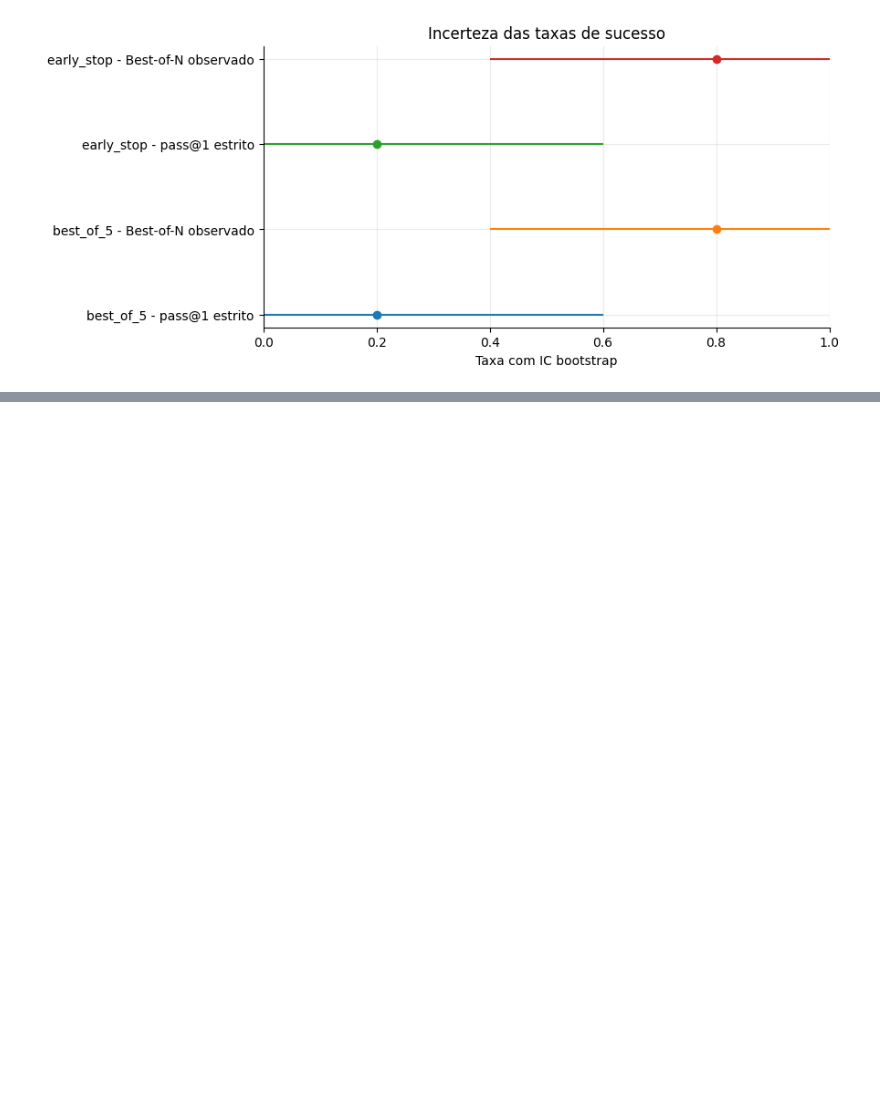
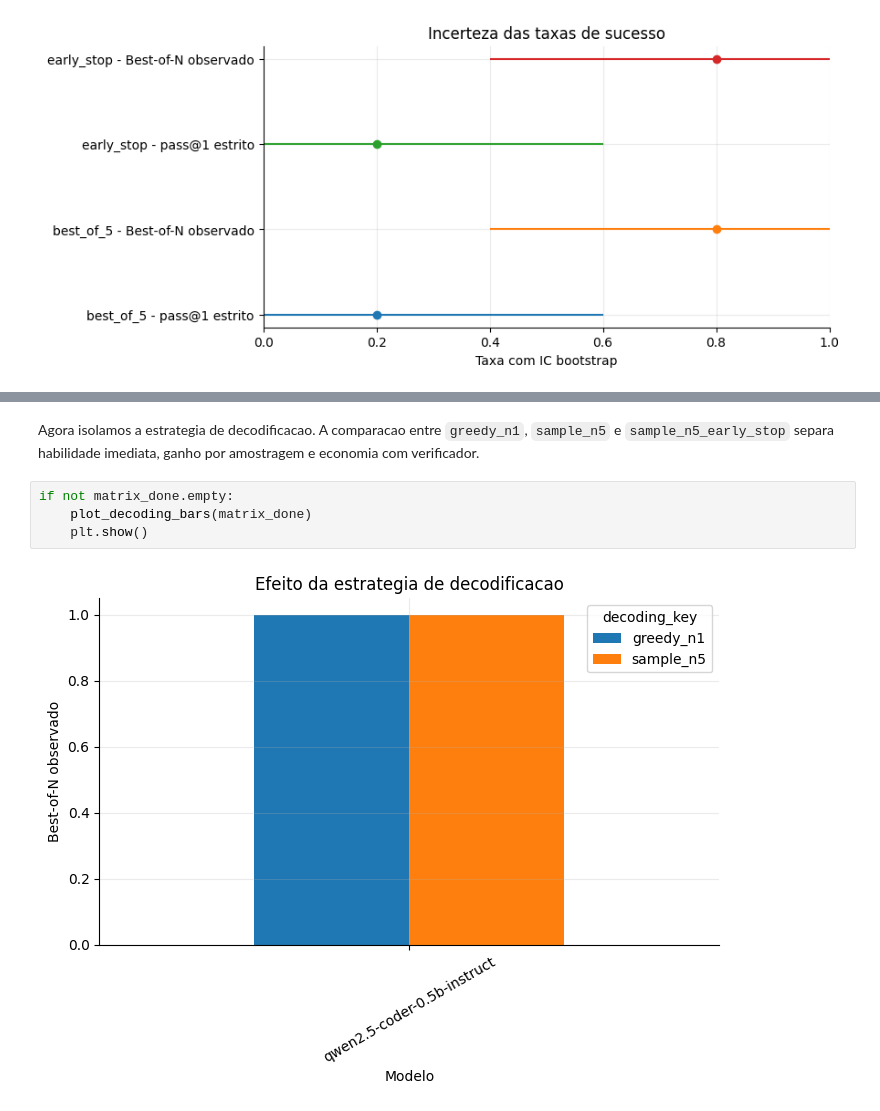
Before and after one commit to Vilasz/slm-inference-steering, a Jupyter notebook: notebooks/phase1_advanced_analysis.ipynb, the cells around one changed output, grey strips where cells are left out. Drawn from its saved outputs; the diff is of its cells as text; blank space fills up the shorter version.

```diff
--- a/notebooks/phase1_advanced_analysis.ipynb
+++ b/notebooks/phase1_advanced_analysis.ipynb
@@ -208,0 +273,8 @@ plt.show()
+# %% [markdown]
+Agora isolamos a estrategia de decodificacao. A comparacao entre `greedy_n1`, `sample_n5` e `sample_n5_early_stop` separa habilidade imediata, ganho por amostragem e economia com verificador.
+# %%
+if not matrix_done.empty:
+    plot_decoding_bars(matrix_done)
+    plt.show()
+# %% [output]
+[figure, added]
```
Also changed, not shown: parts of 21 cells of this notebook, 8 other files.
